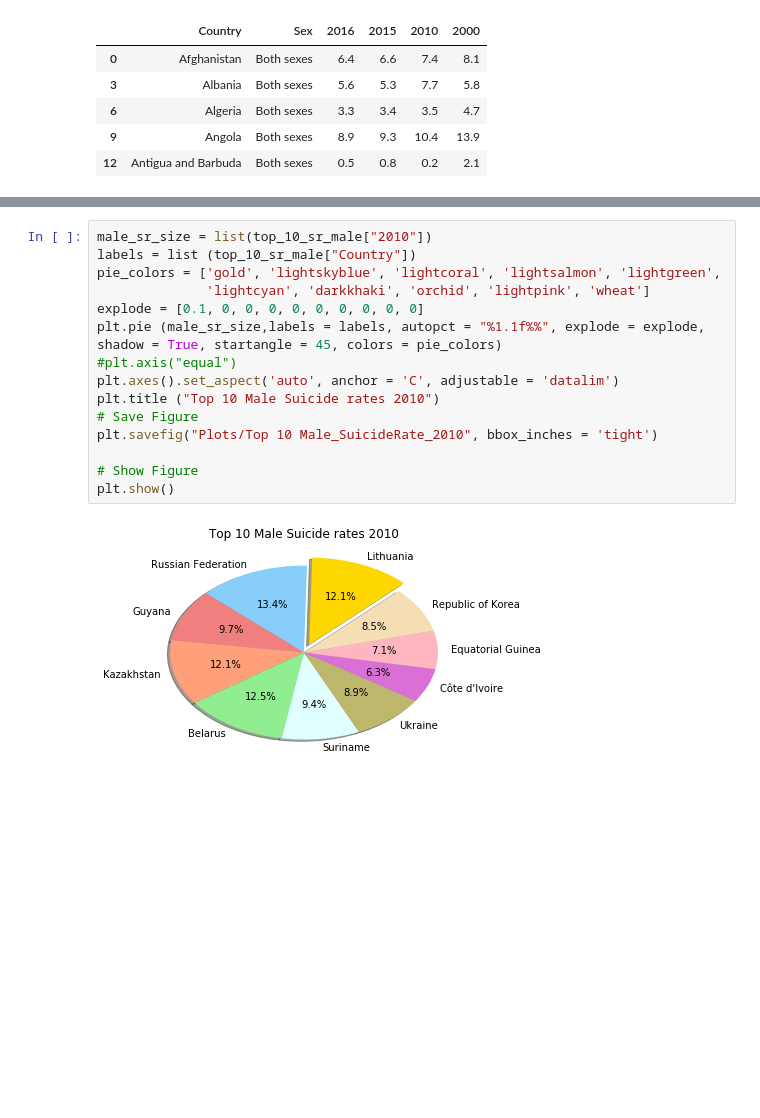
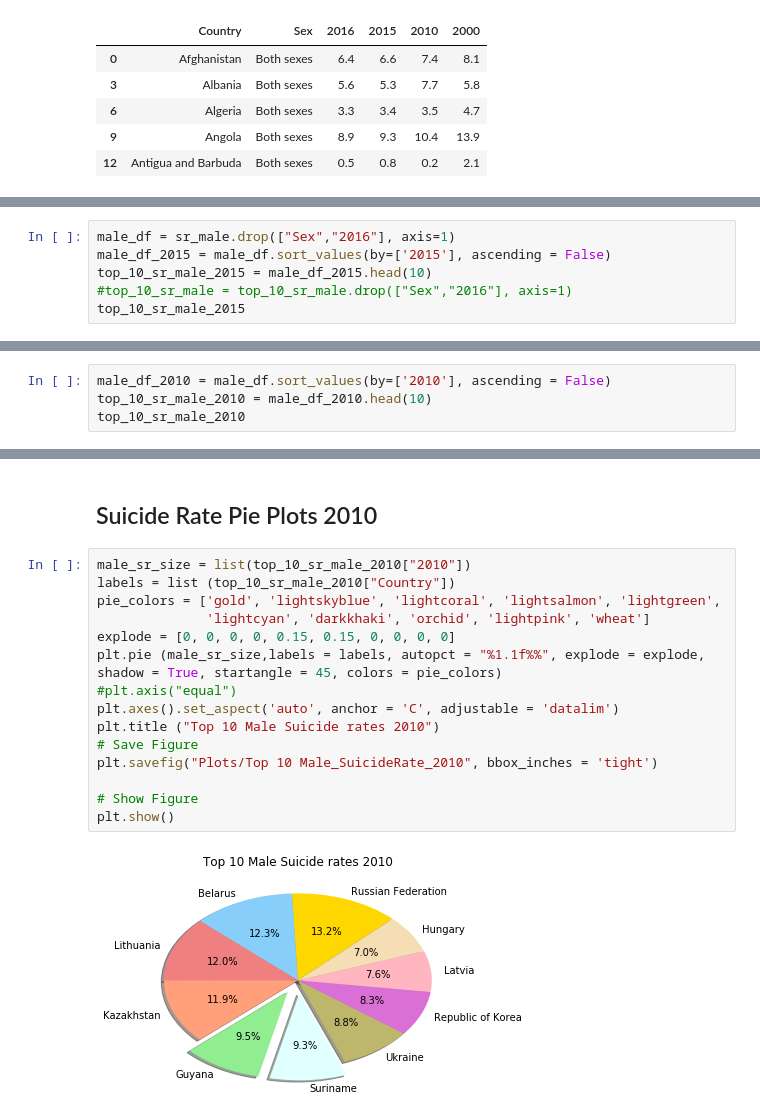
Before and after one commit to industrialhygiene1/suicide_squad, a Jupyter notebook: sbhatt/Suicide_Gender.ipynb, the cells around one changed output, grey strips where cells are left out. Saved outputs shown, nothing was run; the diff lists cells and outputs as text; blank space fills up the shorter version.

```diff
--- a/sbhatt/Suicide_Gender.ipynb
+++ b/sbhatt/Suicide_Gender.ipynb
@@ -109,0 +61,6 @@ top_10_sr_dualsex
+# %%
+male_df = sr_male.drop(["Sex","2016"], axis=1)
+male_df_2015 = male_df.sort_values(by=['2015'], ascending = False)
+top_10_sr_male_2015 = male_df_2015.head(10)
+#top_10_sr_male = top_10_sr_male.drop(["Sex","2016"], axis=1)
+top_10_sr_male_2015
@@ -128,0 +170,4 @@ Adding an axes using the same arguments as a previous axes currently reuses the
+# %%
+male_df_2010 = male_df.sort_values(by=['2010'], ascending = False)
+top_10_sr_male_2010 = male_df_2010.head(10)
+top_10_sr_male_2010
@@ -129,17 +218,19 @@ Adding an axes using the same arguments as a previous axes currently reuses the
+# %% [markdown]
+## Suicide Rate Pie Plots 2010
 # %%
-male_sr_size = list(top_10_sr_male["2010"])
-labels = list (top_10_sr_male["Country"])
+male_sr_size = list(top_10_sr_male_2010["2010"])
+labels = list (top_10_sr_male_2010["Country"])
 pie_colors = ['gold', 'lightskyblue', 'lightcoral', 'lightsalmon', 'lightgreen',
               'lightcyan', 'darkkhaki', 'orchid', 'lightpink', 'wheat']
-explode = [0.1, 0, 0, 0, 0, 0, 0, 0, 0, 0]
+explode = [0, 0, 0, 0, 0.15, 0.15, 0, 0, 0, 0]
 plt.pie (male_sr_size,labels = labels, autopct = "%1.1f%%", explode = explode, shadow = True, startangle = 45, colors = pie_colors)
 #plt.axis("equal")
 plt.axes().set_aspect('auto', anchor = 'C', adjustable = 'datalim')
 plt.title ("Top 10 Male Suicide rates 2010")
 # Save Figure
 plt.savefig("Plots/Top 10 Male_SuicideRate_2010", bbox_inches = 'tight')
 
 # Show Figure
 plt.show()
 # %% [output]
-[figure, old version]
+[figure, new version]
```
Also changed, not shown: parts of 29 cells of this notebook, 19 other files.
